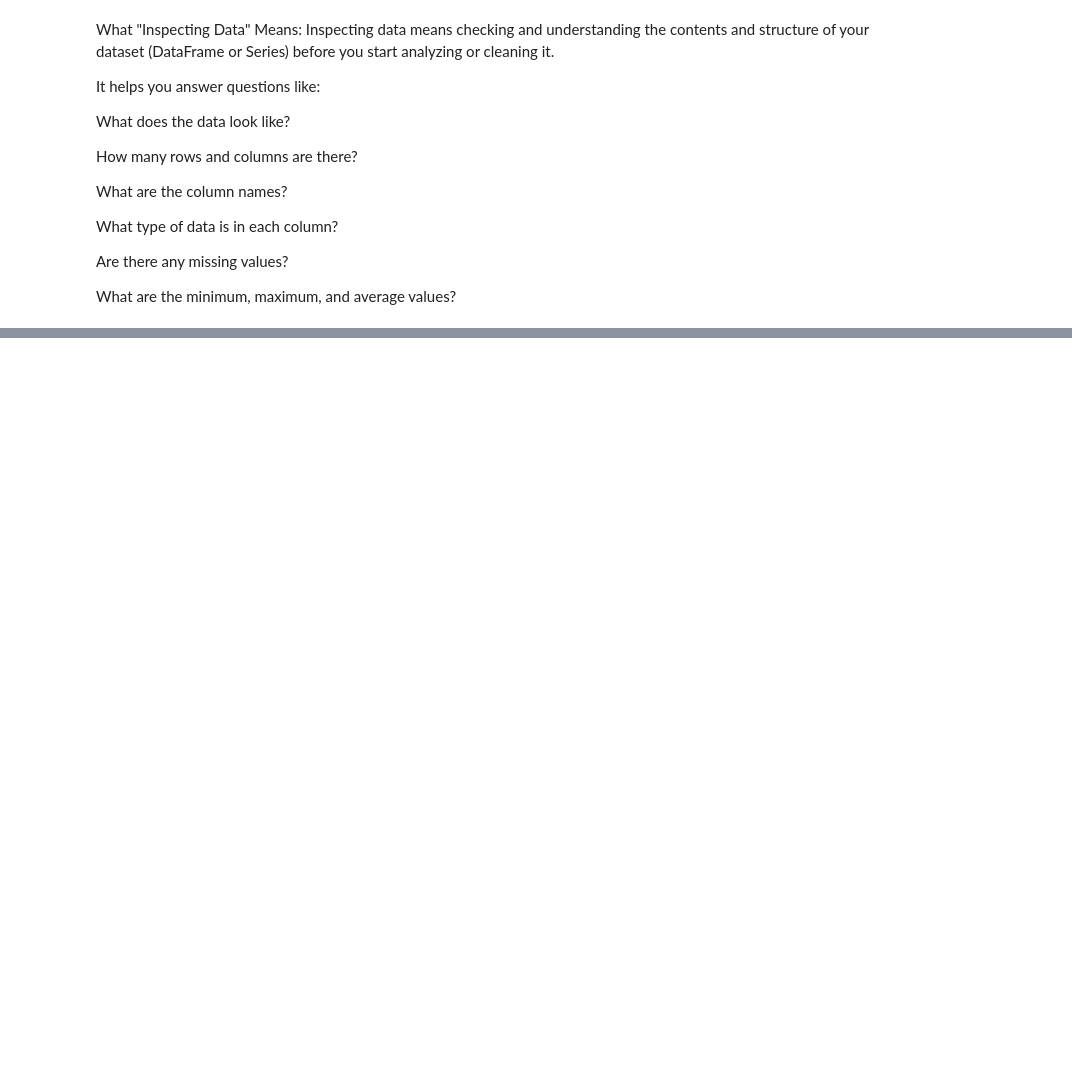
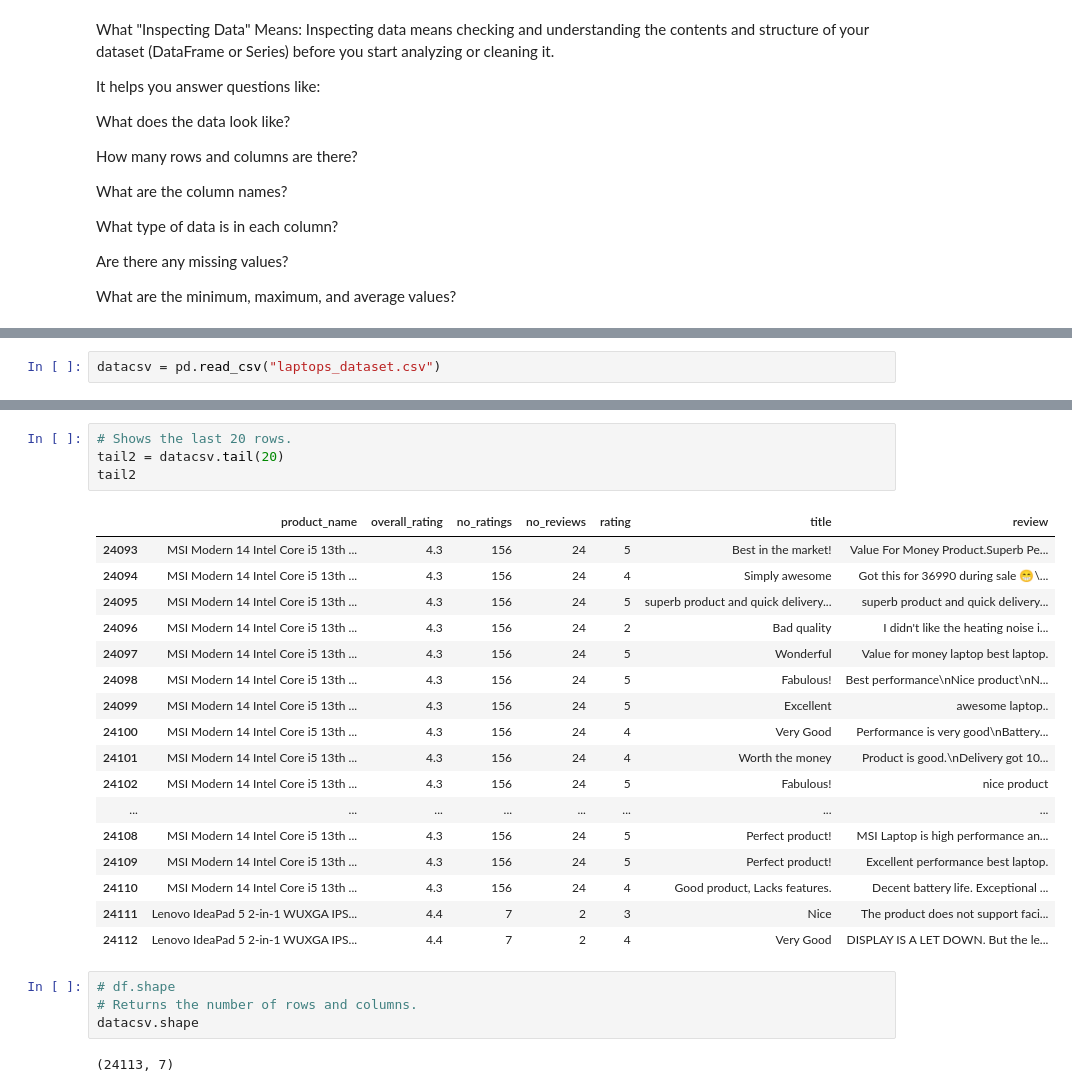
Before and after one commit to LordMelodias/pandas_series, a Jupyter notebook: topic6.ipynb, the cells around one changed output, grey strips where cells are left out. Saved outputs shown, nothing was run; the diff lists cells and outputs as text; blank space fills up the shorter version.

```diff
--- a/topic6.ipynb
+++ b/topic6.ipynb
@@ -49,0 +52,2 @@ What are the minimum, maximum, and average values?
+# %%
+datacsv = pd.read_csv("laptops_dataset.csv")
@@ -49,0 +94,28 @@ What are the minimum, maximum, and average values?
+# %%
+# Shows the last 20 rows.
+tail2 = datacsv.tail(20)
+tail2
+# %% [output]
+|  | product_name | overall_rating | no_ratings | no_reviews | rating | title | review |
+| 24093 | MSI Modern 14 Intel Core i5 13th ... | 4.3 | 156 | 24 | 5 | Best in the market! | Value For Money Product.Superb Pe... |
+| 24094 | MSI Modern 14 Intel Core i5 13th ... | 4.3 | 156 | 24 | 4 | Simply awesome | Got this for 36990 during sale 😁\... |
+| 24095 | MSI Modern 14 Intel Core i5 13th ... | 4.3 | 156 | 24 | 5 | superb product and quick delivery... | superb product and quick delivery... |
+| 24096 | MSI Modern 14 Intel Core i5 13th ... | 4.3 | 156 | 24 | 2 | Bad quality | I didn't like the heating noise i... |
+| 24097 | MSI Modern 14 Intel Core i5 13th ... | 4.3 | 156 | 24 | 5 | Wonderful | Value for money laptop best laptop. |
+| 24098 | MSI Modern 14 Intel Core i5 13th ... | 4.3 | 156 | 24 | 5 | Fabulous! | Best performance\nNice product\nN... |
+| 24099 | MSI Modern 14 Intel Core i5 13th ... | 4.3 | 156 | 24 | 5 | Excellent | awesome laptop.. |
+| 24100 | MSI Modern 14 Intel Core i5 13th ... | 4.3 | 156 | 24 | 4 | Very Good | Performance is very good\nBattery... |
+| 24101 | MSI Modern 14 Intel Core i5 13th ... | 4.3 | 156 | 24 | 4 | Worth the money | Product is good.\nDelivery got 10... |
+| 24102 | MSI Modern 14 Intel Core i5 13th ... | 4.3 | 156 | 24 | 5 | Fabulous! | nice product |
+| ... | ... | ... | ... | ... | ... | ... | ... |
+| 24108 | MSI Modern 14 Intel Core i5 13th ... | 4.3 | 156 | 24 | 5 | Perfect product! | MSI Laptop is high performance an... |
+| 24109 | MSI Modern 14 Intel Core i5 13th ... | 4.3 | 156 | 24 | 5 | Perfect product! | Excellent performance best laptop. |
+| 24110 | MSI Modern 14 Intel Core i5 13th ... | 4.3 | 156 | 24 | 4 | Good product, Lacks features. | Decent battery life. Exceptional ... |
+| 24111 | Lenovo IdeaPad 5 2-in-1 WUXGA IPS... | 4.4 | 7 | 2 | 3 | Nice | The product does not support faci... |
+| 24112 | Lenovo IdeaPad 5 2-in-1 WUXGA IPS... | 4.4 | 7 | 2 | 4 | Very Good | DISPLAY IS A LET DOWN. But the le... |
+# %%
+# df.shape
+# Returns the number of rows and columns.
+datacsv.shape
+# %% [output]
+(24113, 7)
```
Also changed, not shown: parts of 21 cells of this notebook.
